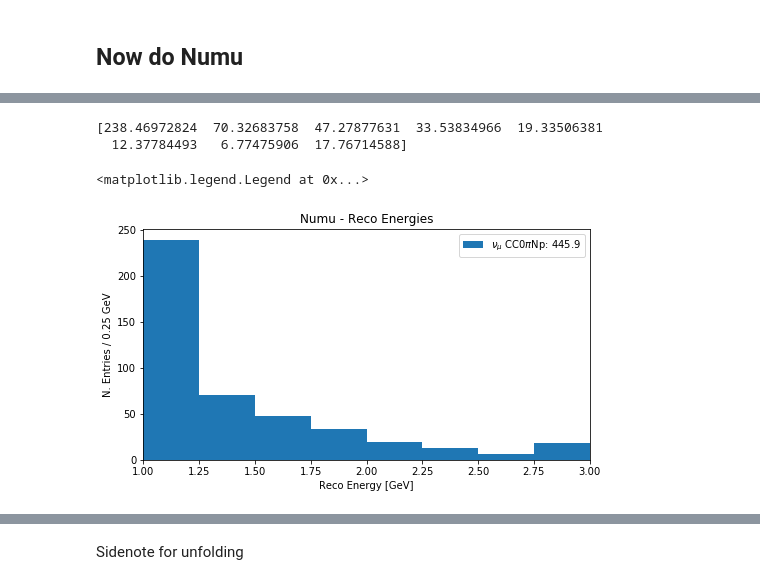
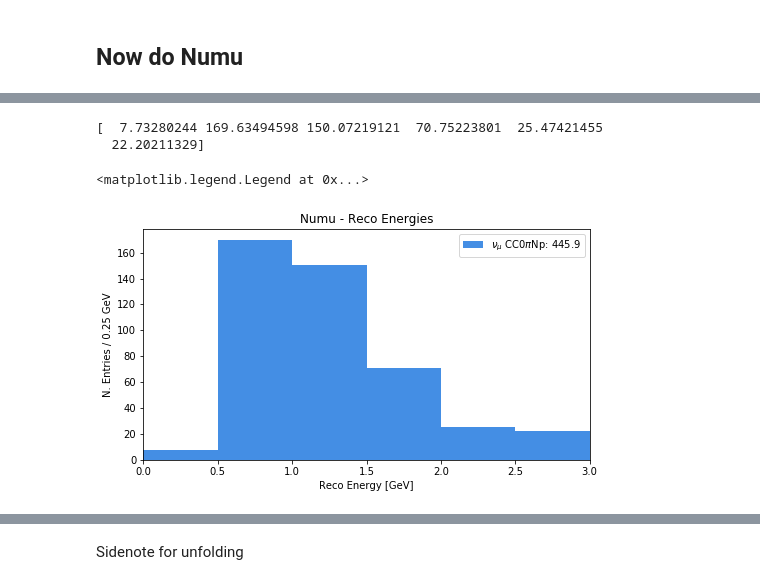
Before and after one commit to afm1g15/PELEE, a Jupyter notebook: Batch_Plot_Construction_Alex_RecoE_WithSelection.ipynb, the cells around one changed output, grey strips where cells are left out. Cells and saved outputs as stored; diff of their text form; code cells hidden in the pictures.

```diff
--- a/Batch_Plot_Construction_Alex_RecoE_WithSelection.ipynb
+++ b/Batch_Plot_Construction_Alex_RecoE_WithSelection.ipynb
@@ -33,14 +34,29 @@ import csv
 isRun3 = False
 
 #to use both Run1 and Run3
-isCombined = False
+isCombined = True
 
 noTune = False
 MECTune = False
 
 
-#Data and Ext endings currently changed
-ending = "Dec19"
+ending = "Jan19"
+
+#NUE PRE PLOTS
+#ending = "Jan19_NoCut"
+#ending = "Jan19_PreCuts"
+
+#NUMU PRE PLOTS
+#ending = "Jan19_NoCut"
+#ending = "Jan19_TriggerCut"
+#ending = "Jan19_VtxXCut"
+#ending = "Jan19_VtxYCut"
+#ending = "Jan19_VtxZCut"
+#ending = "Jan19_MuonCut"
+#ending = "Jan19_ProtonCut"
+#ending = "Jan19_ShowerCut"
+#ending = "Jan19_FracCut"
+#ending = "Jan19_TopoCut"
 # %%
 if isRun3 == False and isCombined == False:
     nue_nue_allsel_vars_tot_df = pd.read_csv("nue_nue_varstot_full_catsel_nopions_recoE_usingSelection_recoCut_allselected_"+ending+".csv")
@@ -5236,20 +5263,21 @@ if isCombined == False:
     nue_fig = plt.figure(figsize=(8, 7))
     nue_gs = gridspec.GridSpec(2, 1, height_ratios=[2, 1])
     nue_ax1 = plt.subplot(nue_gs[0])
-    nue_ax1.set_xlim([1, 3])
+    #nue_ax1.set_xlim([1, 3])
     labels = [
                 "%s: %.1f" % (category_labels[int(c)], sum(weightss_tot[0][str(c)])) \
                 if sum(weightss_tot[0][str(c)]) else ""
                 for c in varss_tot[0].keys()
             ]
 
-    VARIABLE, BINS, RANGE, XTIT = 'reco_e',8,(1.0, 3.0),"Reco Energy [GeV]"
+    VARIABLE, BINS, RANGE, XTIT = 'reco_e',6,(0.0, 3.0),"Reco Energy [GeV]"
 
     nue_stacked = nue_ax1.hist(
                 varss_tot[0].values(),
                 weights=list(weightss_tot[0].values()),
                 stacked=True,
                 label=labels,
+                color = "#448ee4",
                 bins=BINS,
                 range=RANGE)
 
@@ -5257,10 +5285,10 @@ if isCombined == False:
 
     current_total_hist = (nue_stacked[0][-1])
 
-    nue_ax1.set_xlim([1, 3])    #TrueE, lepton mom
-    current_bincenters =  np.arange(1.125, 3.125, 0.25)
+    nue_ax1.set_xlim([0, 3])    #TrueE, lepton mom
+    current_bincenters =  np.arange(0.25, 3.25, 0.5)
     #current_bincenters =  np.arange(-0.25, 4.75, 0.5)
-    current_bin_size = 0.25
+    current_bin_size = 0.5
     #nue_ax1.set_xlim([-1, 1])    #AngleDiff
     #current_bincenters =  np.arange(-0.9, 1.1, 0.2)
     #current_bin_size = 0.25
@@ -5607,53 +5655,54 @@ weightss_tot = combine_dicts(weightss)
 numu_fig = plt.figure(figsize=(8, 7))
 numu_gs = gridspec.GridSpec(2, 1, height_ratios=[2, 1])
 numu_ax1 = plt.subplot(numu_gs[0])
-numu_ax1.set_xlim([1, 3])
+#numu_ax1.set_xlim([1, 3])
 labels = [
             "%s: %.1f" % (category_labels[int(c)], sum(weightss_tot[0][str(c)])) \
             if sum(weightss_tot[0][str(c)]) else ""
             for c in varss_tot[0].keys()
         ]
 
-VARIABLE, BINS, RANGE, XTIT = 'reco_e',8,(1.0, 3.0),"Reco Energy [GeV]"
+VARIABLE, BINS, RANGE, XTIT = 'reco_e',6,(0.0, 3.0),"Reco Energy [GeV]"
 
 numu_stacked = numu_ax1.hist(
             varss_tot[0].values(),
             weights=list(weightss_tot[0].values()),
             stacked=True,
             label=labels,
+            color = "#448ee4",
             bins=BINS,
             range=RANGE)
 
 
 
 current_total_hist = (numu_stacked[0])
 
 
-numu_ax1.set_xlim([1, 3])    #TrueE, lepton mom
-current_bincenters =  np.arange(1.125, 3.125, 0.25)
-current_bin_size = 0.25
+numu_ax1.set_xlim([0, 3])    #TrueE, lepton mom
+current_bincenters =  np.arange(0.25, 3.25, 0.5)
+current_bin_size = 0.5
 #nue_ax1.set_xlim([-1, 1])    #AngleDiff
 #current_bincenters =  np.arange(-0.9, 1.1, 0.2)
 #current_bin_size = 0.25
 
 
 #print(nue_stacked[0][4])
 #print(sum(nue_stacked[0][4]))
 #n_nue_tot = nue_stacked[0][4]
 n_numu_tot = (numu_stacked[0])
 print(n_numu_tot)
 
 #numu_ax1.set_ylim([0, 950])
 
 plt.title("Numu - Reco Energies")
 plt.xlabel("Reco Energy [GeV]")
 plt.ylabel("N. Entries / 0.25 GeV")
 plt.legend()
 # %% [output]
-[238.46972824  70.32683758  47.27877631  33.53834966  19.33506381
-  12.37784493   6.77475906  17.76714588]
+[  7.73280244 169.63494598 150.07219121  70.75223801  25.47421455
+  22.20211329]
 <matplotlib.legend.Legend at 0x...>
-[figure, old version]
+[figure, new version]
 # %%
 if isCombined == False and isRun3 == False:
     np.savetxt("numu_full_500_catsel_nopions_recoE_usingSelection_data_signal_MCONLY_recoCut_"+ending+".csv",
```
Also changed, not shown: parts of 147 cells of this notebook, 46 other files.
